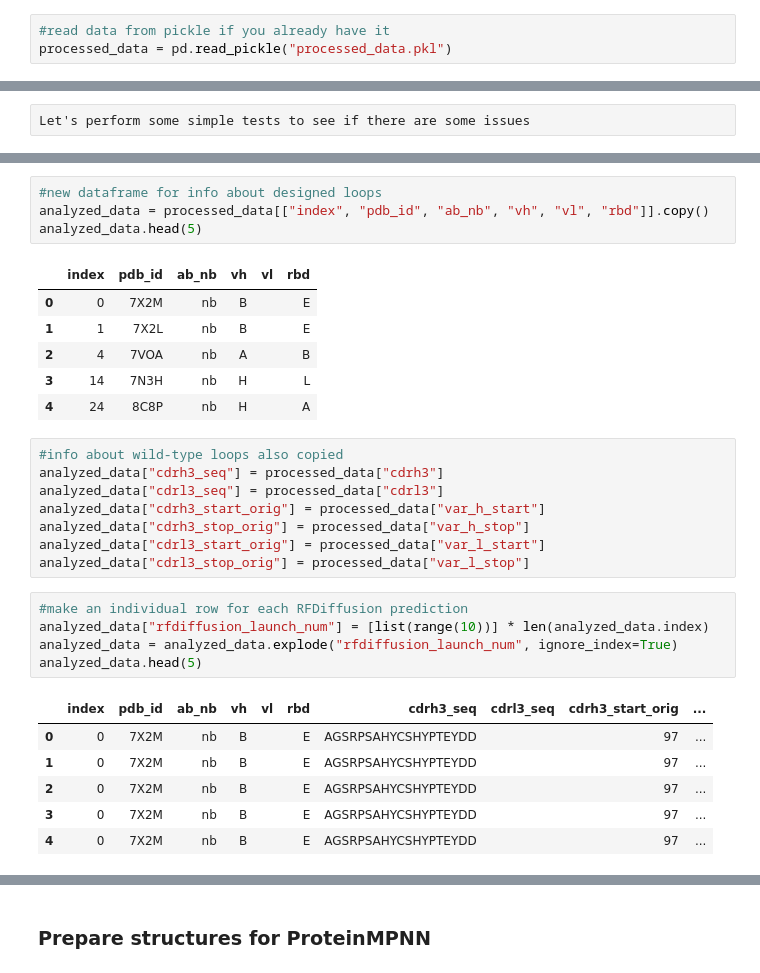
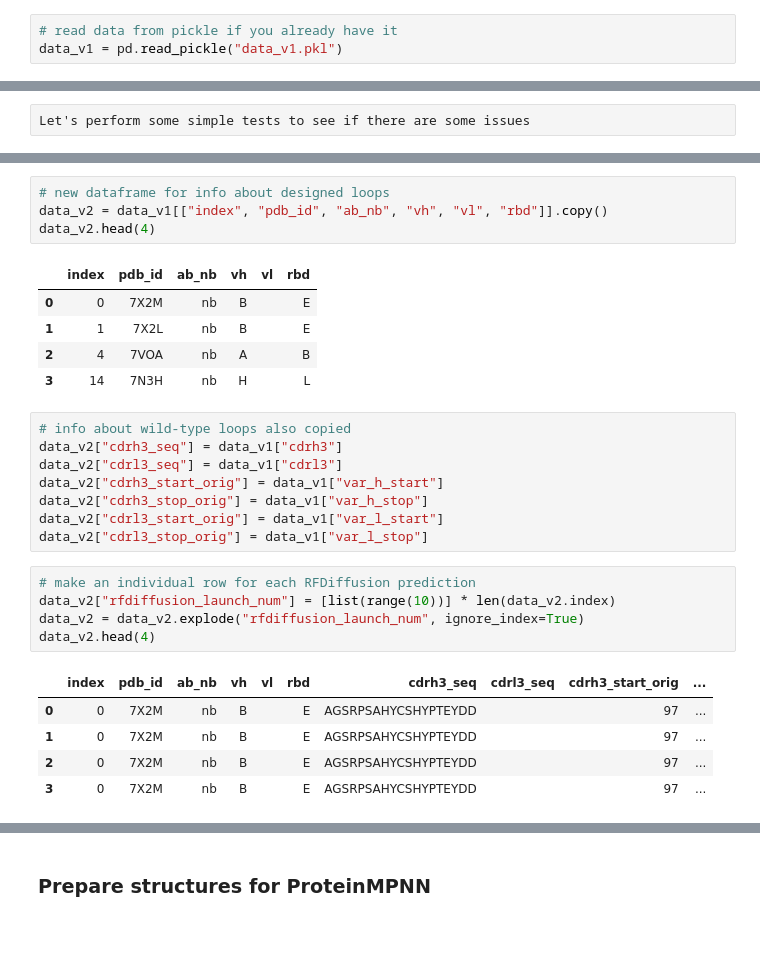
Before and after one commit to vladislove2020/CDR_prediction, a Jupyter notebook: main.ipynb, the cells around one changed output, grey strips where cells are left out. Cells and saved outputs as stored; diff of their text form; blank space fills up the shorter version.

```diff
--- a/main.ipynb
+++ b/main.ipynb
@@ -447,6 +449,6 @@ processed_data.to_pickle("processed_data.pkl")
 # %%
-#read data from pickle if you already have it
-processed_data = pd.read_pickle("processed_data.pkl")
+# read data from pickle if you already have it
+data_v1 = pd.read_pickle("data_v1.pkl")
 # %% [markdown]
 ### RFDiffusion step ###
 # %%
@@ -866,34 +884,32 @@ analyze_cdrs_v2(designed_mol=prody.parsePDB("rfdiffusion_launch/0_0.pdb"),
  'cdrh3_designed_coords': (97, 115),
  'cdrl3_designed_coords': (None, None)}
 # %%
-#new dataframe for info about designed loops
-analyzed_data = processed_data[["index", "pdb_id", "ab_nb", "vh", "vl", "rbd"]].copy()
-analyzed_data.head(5)
+# new dataframe for info about designed loops
+data_v2 = data_v1[["index", "pdb_id", "ab_nb", "vh", "vl", "rbd"]].copy()
+data_v2.head(4)
 # %% [output]
 |  | index | pdb_id | ab_nb | vh | vl | rbd |
 | 0 | 0 | 7X2M | nb | B |  | E |
 | 1 | 1 | 7X2L | nb | B |  | E |
 | 2 | 4 | 7VOA | nb | A |  | B |
 | 3 | 14 | 7N3H | nb | H |  | L |
-| 4 | 24 | 8C8P | nb | H |  | A |
 # %%
-#info about wild-type loops also copied
-analyzed_data["cdrh3_seq"] = processed_data["cdrh3"]
-analyzed_data["cdrl3_seq"] = processed_data["cdrl3"]
-analyzed_data["cdrh3_start_orig"] = processed_data["var_h_start"]
-analyzed_data["cdrh3_stop_orig"] = processed_data["var_h_stop"]
-analyzed_data["cdrl3_start_orig"] = processed_data["var_l_start"]
-analyzed_data["cdrl3_stop_orig"] = processed_data["var_l_stop"]
+# info about wild-type loops also copied
+data_v2["cdrh3_seq"] = data_v1["cdrh3"]
+data_v2["cdrl3_seq"] = data_v1["cdrl3"]
+data_v2["cdrh3_start_orig"] = data_v1["var_h_start"]
+data_v2["cdrh3_stop_orig"] = data_v1["var_h_stop"]
+data_v2["cdrl3_start_orig"] = data_v1["var_l_start"]
+data_v2["cdrl3_stop_orig"] = data_v1["var_l_stop"]
 # %%
-#make an individual row for each RFDiffusion prediction
-analyzed_data["rfdiffusion_launch_num"] = [list(range(10))] * len(analyzed_data.index)
-analyzed_data = analyzed_data.explode("rfdiffusion_launch_num", ignore_index=True)
-analyzed_data.head(5)
+# make an individual row for each RFDiffusion prediction
+data_v2["rfdiffusion_launch_num"] = [list(range(10))] * len(data_v2.index)
+data_v2 = data_v2.explode("rfdiffusion_launch_num", ignore_index=True)
+data_v2.head(4)
 # %% [output]
 |  | index | pdb_id | ab_nb | vh | vl | rbd | cdrh3_seq | cdrl3_seq | cdrh3_start_orig | ... |
 | 0 | 0 | 7X2M | nb | B |  | E | AGSRPSAHYCSHYPTEYDD |  | 97 | ... |
 | 1 | 0 | 7X2M | nb | B |  | E | AGSRPSAHYCSHYPTEYDD |  | 97 | ... |
 | 2 | 0 | 7X2M | nb | B |  | E | AGSRPSAHYCSHYPTEYDD |  | 97 | ... |
 | 3 | 0 | 7X2M | nb | B |  | E | AGSRPSAHYCSHYPTEYDD |  | 97 | ... |
-| 4 | 0 | 7X2M | nb | B |  | E | AGSRPSAHYCSHYPTEYDD |  | 97 | ... |
 # %%
```
Also changed, not shown: parts of 156 cells of this notebook.
